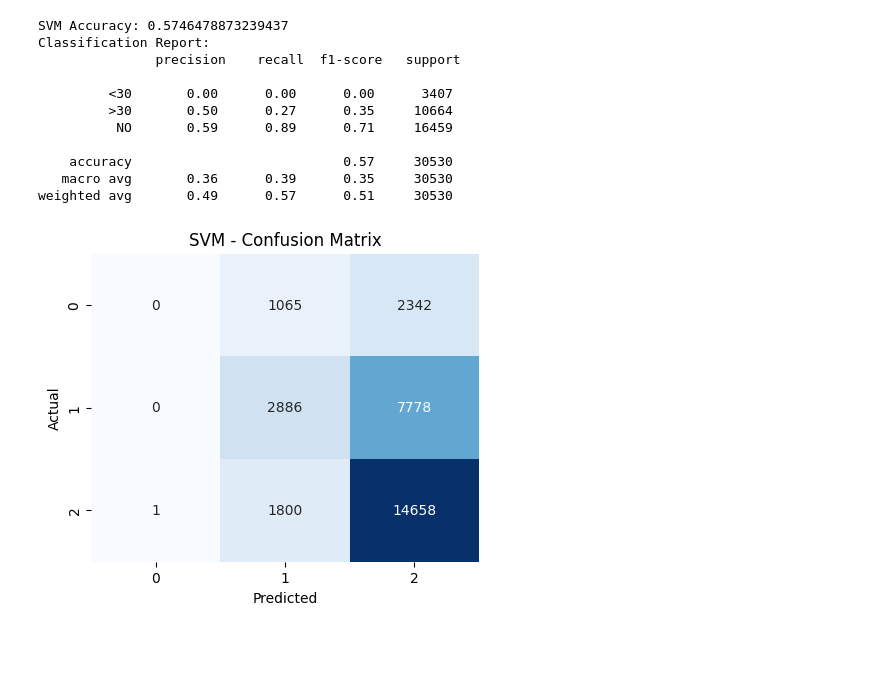
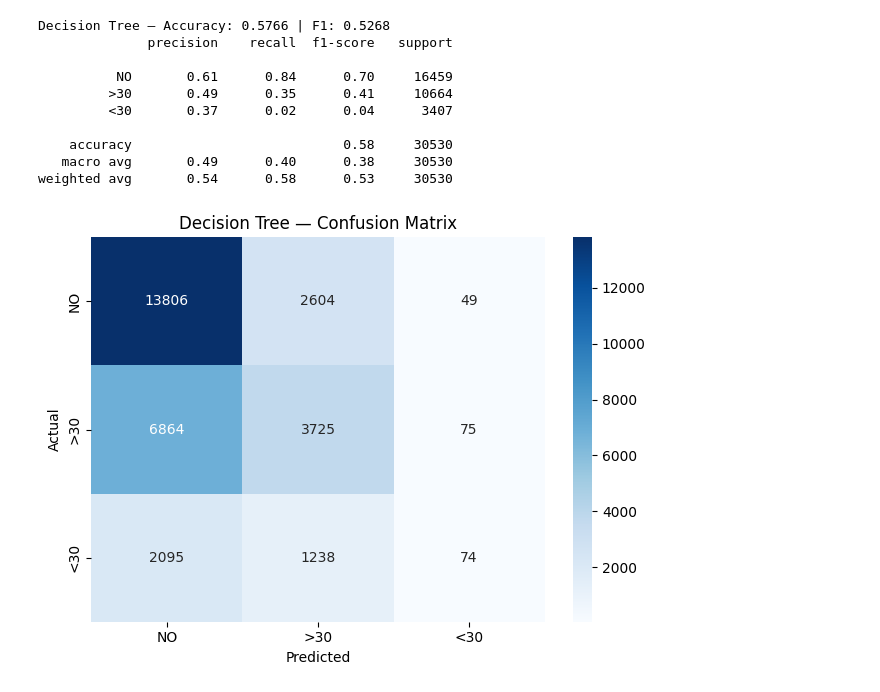
Before and after one commit to Ashok2025-eng/Ml-Project-Diabetic, a Jupyter notebook: data/analysis.ipynb, the cells around one changed output. Saved outputs shown, nothing was run; the diff lists cells and outputs as text; code cells hidden in the pictures; blank space fills up the shorter version.

```diff
--- a/data/analysis.ipynb
+++ b/data/analysis.ipynb
@@ -133,4 +171,18 @@ X_train, X_test, y_train, y_test = train_test_split(
 # %%
-scaler = StandardScaler()
-X_train = scaler.fit_transform(X_train)
-X_test = scaler.transform(X_test)
+med_cols = ['metformin', 'repaglinide', 'nateglinide', 'chlorpropamide',
+            'glimepiride', 'glipizide', 'glyburide', 'pioglitazone',
+            'rosiglitazone', 'acarbose', 'miglitol', 'tolazamide',
+            'insulin', 'glyburide-metformin', 'glipizide-metformin']
+
+# New feature: count of active medications
+df_clean['total_meds_active'] = (df_clean[med_cols] != 'No').sum(axis=1)
+
+# New feature: total service utilisation
+df_clean['service_utilisation'] = (
+    df_clean['number_outpatient'] +
+    df_clean['number_emergency'] +
+    df_clean['number_inpatient']
+)
+
+print('New features added:')
+print(df_clean[['total_meds_active', 'service_utilisation']].describe().round(2))
@@ -239,35 +285,32 @@ weighted avg       0.54      0.58      0.51     30530
 # %%
-from sklearn.svm import LinearSVC
+dt = DecisionTreeClassifier(max_depth=8, min_samples_split=50,
+                             min_samples_leaf=20, random_state=42)
+dt.fit(X_train_s, y_train)
+y_pred_dt = dt.predict(X_test_s)
 
-svm = LinearSVC(C=1, max_iter=2000, random_state=42)   # adjust C manually
-svm.fit(X_train, y_train)
-y_pred = svm.predict(X_test)
+acc_dt = accuracy_score(y_test, y_pred_dt)
+f1_dt  = f1_score(y_test, y_pred_dt, average='weighted')
+print(f'Decision Tree — Accuracy: {acc_dt:.4f} | F1: {f1_dt:.4f}')
+print(classification_report(y_test, y_pred_dt, target_names=['NO', '>30', '<30']))
 
-acc_svm = accuracy_score(y_test, y_pred)
-print("SVM Accuracy:", acc_svm)
-print("Classification Report:\n", classification_report(y_test, y_pred))
-
-cm = confusion_matrix(y_test, y_pred)
-plt.figure(figsize=(5,4))
-sns.heatmap(cm, annot=True, fmt="d", cmap="Blues", cbar=False)
-plt.title("SVM - Confusion Matrix")
-plt.xlabel("Predicted")
-plt.ylabel("Actual")
+cm = confusion_matrix(y_test, y_pred_dt)
+sns.heatmap(cm, annot=True, fmt='d', cmap='Blues',
+            xticklabels=['NO','>30','<30'], yticklabels=['NO','>30','<30'])
+plt.title('Decision Tree — Confusion Matrix')
+plt.xlabel('Predicted')
+plt.ylabel('Actual')
+plt.tight_layout()
 plt.show()
-
-# ✅ Store accuracy in results dictionary
-results["SVM"] = acc_svm
 # %% [output]
-SVM Accuracy: 0.5746478873239437
-Classification Report:
-               precision    recall  f1-score   support
+Decision Tree — Accuracy: 0.5766 | F1: 0.5268
+              precision    recall  f1-score   support
 
-         <30       0.00      0.00      0.00      3407
-         >30       0.50      0.27      0.35     10664
-          NO       0.59      0.89      0.71     16459
+          NO       0.61      0.84      0.70     16459
+         >30       0.49      0.35      0.41     10664
+         <30       0.37      0.02      0.04      3407
 
-    accuracy                           0.57     30530
-   macro avg       0.36      0.39      0.35     30530
-weighted avg       0.49      0.57      0.51     30530
+    accuracy                           0.58     30530
+   macro avg       0.49      0.40      0.38     30530
+weighted avg       0.54      0.58      0.53     30530
-[figure, old version]
+[figure, new version]
 # %%
```
Also changed, not shown: parts of 20 cells of this notebook, 9 other files.
